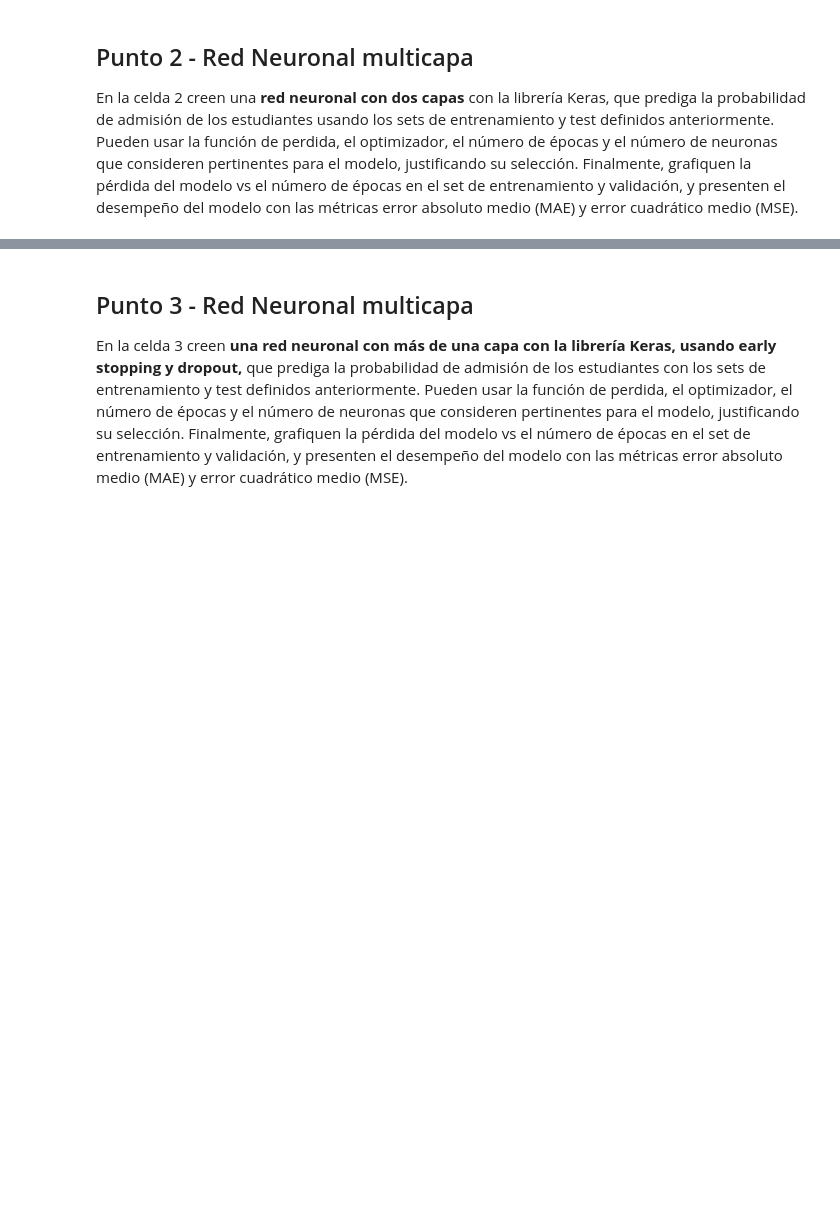
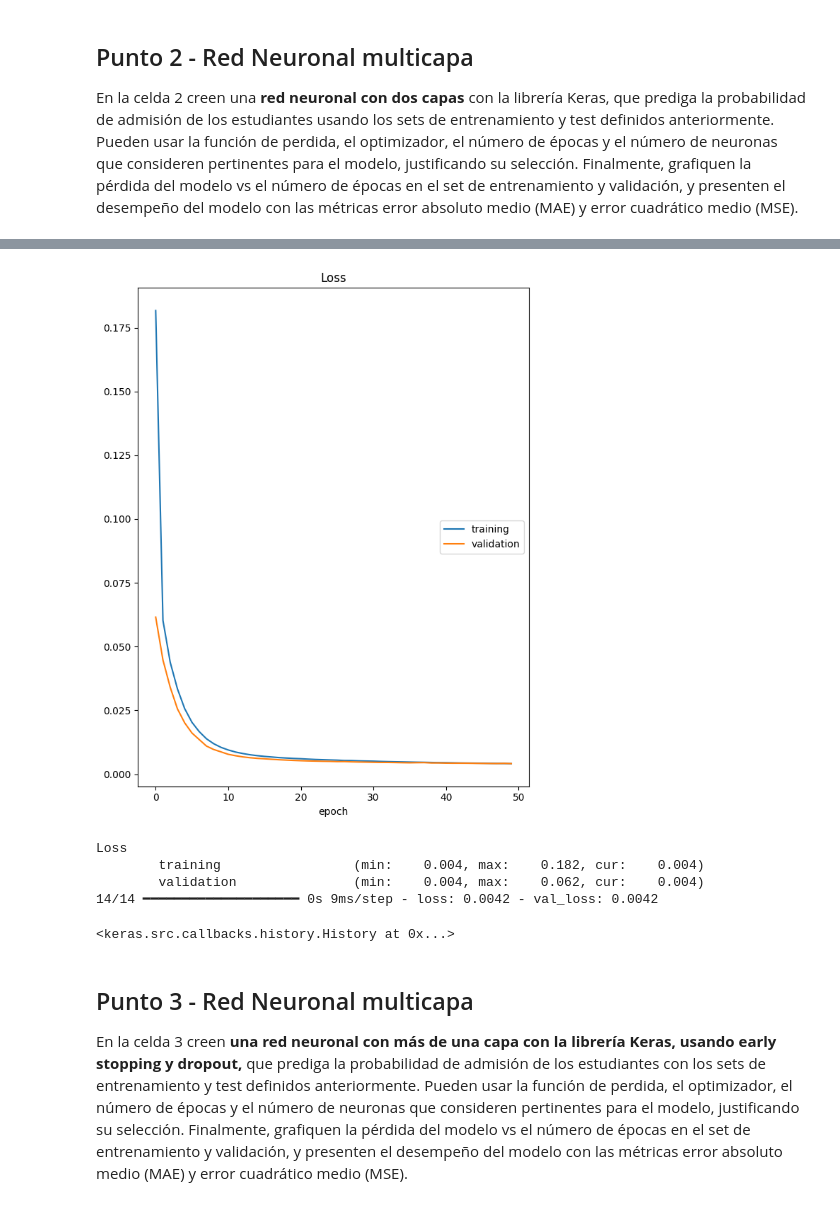
Before and after one commit to PhoenixDwarf/FORK-Inteligencia-artificial-computacion-U, a Jupyter notebook: Semana 7/Taller-Redes_Neuronales.ipynb, the cells around one changed output, grey strips where cells are left out. Saved outputs shown, nothing was run; the diff lists cells and outputs as text; code cells hidden in the pictures; blank space fills up the shorter version.

```diff
--- a/Semana 7/Taller-Redes_Neuronales.ipynb
+++ b/Semana 7/Taller-Redes_Neuronales.ipynb
@@ -159,0 +145,16 @@ En la celda 2 creen una **red neuronal con dos capas** con la librería Keras, q
+# %%
+# Celda 2
+
+K.clear_session()
+
+# Definición red neuronal con la función Sequential()
+model2 = Sequential()
+
+# Definición de la capa densa con un tamaño de salida igual a output_var y un input_shape de dims
+model2.add(Dense(256, input_shape=(dims,), activation='relu'))
+model2.add(Dense(256, activation='relu'))
+model2.add(Dense(output_var))
+model2.add(Activation('relu'))
+
+# Impresión de la arquitectura de la red neuronal
+print(model2.summary())
@@ -160,3 +178,20 @@ En la celda 2 creen una **red neuronal con dos capas** con la librería Keras, q
+# %%
+# Definición de función de perdida. Se usa mean_squared_error dado que es un ejercicio de regresión
+from keras.optimizers import Adam
+model2.compile(optimizer='sgd', loss='mean_squared_error')
+# %%
+# Entrenamiento de la red neuronal con 50 épocas
+model2.fit(X_train, Y_train,
+          validation_data = (X_test, Y_test),
+          epochs=50,
+          callbacks=[PlotLossesKeras()])
+# %% [output]
+[figure, added]
+Loss
+        training                 (min:    0.004, max:    0.182, cur:    0.004)
+        validation               (min:    0.004, max:    0.062, cur:    0.004)
+14/14 ━━━━━━━━━━━━━━━━━━━━ 0s 9ms/step - loss: 0.0042 - val_loss: 0.0042
+<keras.src.callbacks.history.History at 0x...>
 # %% [markdown]
 ## Punto 3  - Red Neuronal multicapa
 
```
Also changed, not shown: parts of 16 cells of this notebook, 2 other files.
